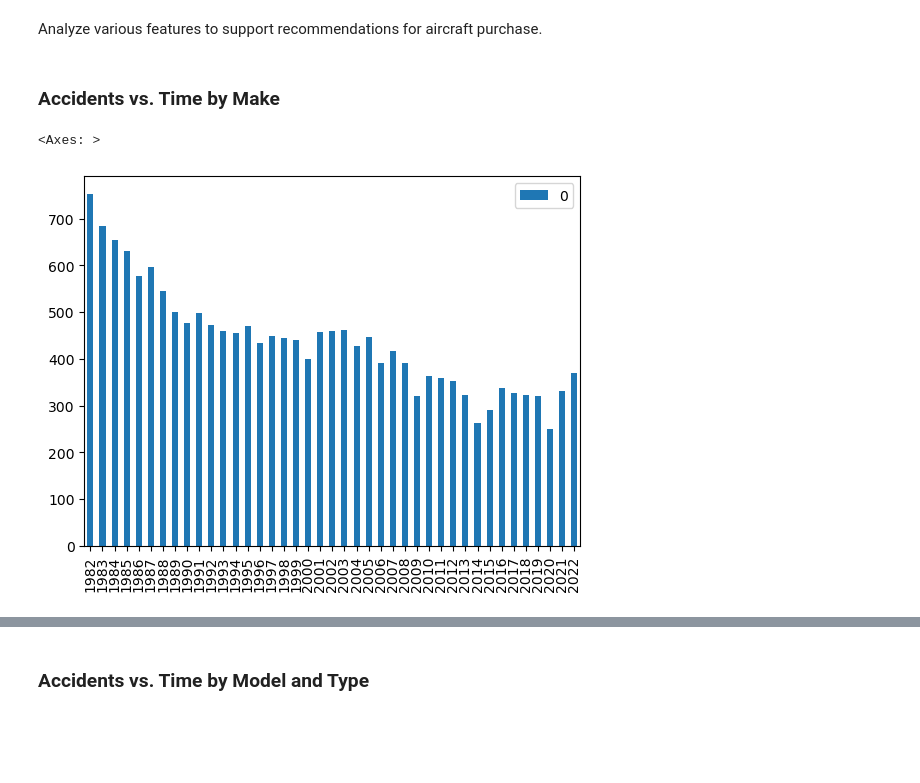
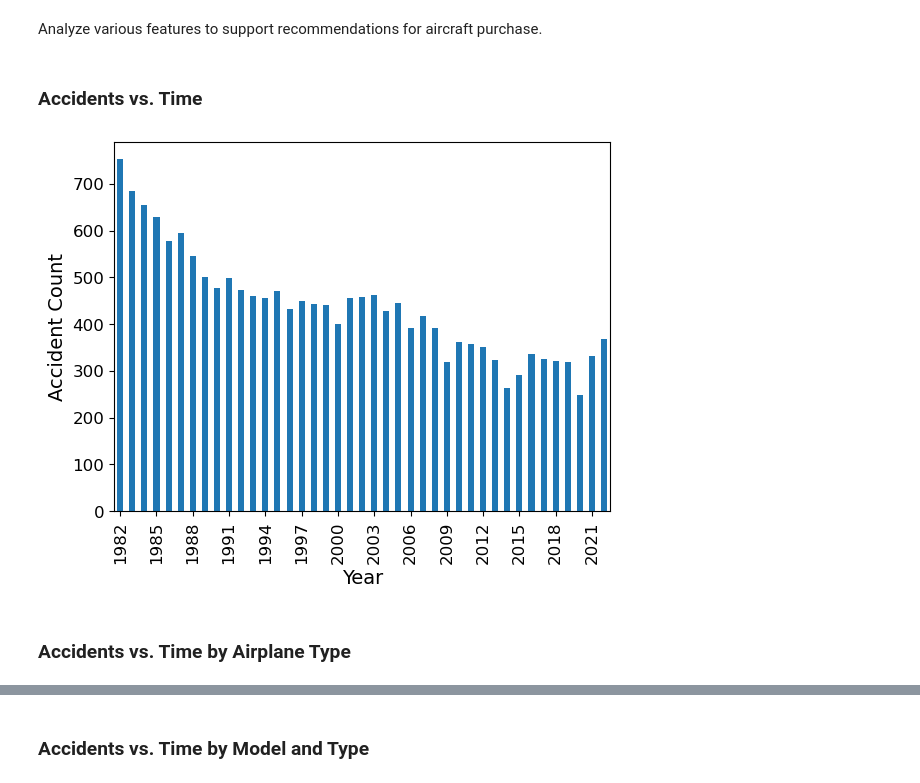
Before and after one commit to jgoett2/AirplaneRecommendations, a Jupyter notebook: AirplaneAnalysis.ipynb, the cells around one changed output, grey strips where cells are left out. Saved outputs shown, nothing was run; the diff lists cells and outputs as text; code cells hidden in the pictures; blank space fills up the shorter version.

Commit message:
added visualizaton for type

```diff
--- a/AirplaneAnalysis.ipynb
+++ b/AirplaneAnalysis.ipynb
@@ -96,10 +97,23 @@ df.to_csv("Airplane_data_clean.csv")
 # %% [markdown]
 Analyze various features to support recommendations for aircraft purchase.
 # %% [markdown]
-### Accidents vs. Time by Make
+### Accidents vs. Time
 # %%
 count, years = np.histogram(df[df["Year"].isna()==False]["Year"],bins=range(1982,2024,1))
-pd.DataFrame(count,index=years[0:41]).plot.bar()
+
+fig, ax=plt.subplots()
+pd.DataFrame(count,index=years[0:41]).plot.bar(ax=ax,fontsize=12)
+
+#ax.set_title("Total Accidents by Year", fontsize=16)
+ax.set_xlabel("Year", fontsize=14)
+ax.set_ylabel("Accident Count", fontsize=14)
+ax.get_legend().remove()
+
+tick_spacing = 3
+
+ax.xaxis.set_major_locator(ticker.MultipleLocator(tick_spacing))
+fig.savefig("images/total_accidents.png",bbox_inches="tight")
 # %% [output]
-<Axes: >
-[figure, old version]
+[figure, new version]
+# %% [markdown]
+### Accidents vs. Time by Airplane Type
```
Also changed, not shown: parts of 3 cells of this notebook.
